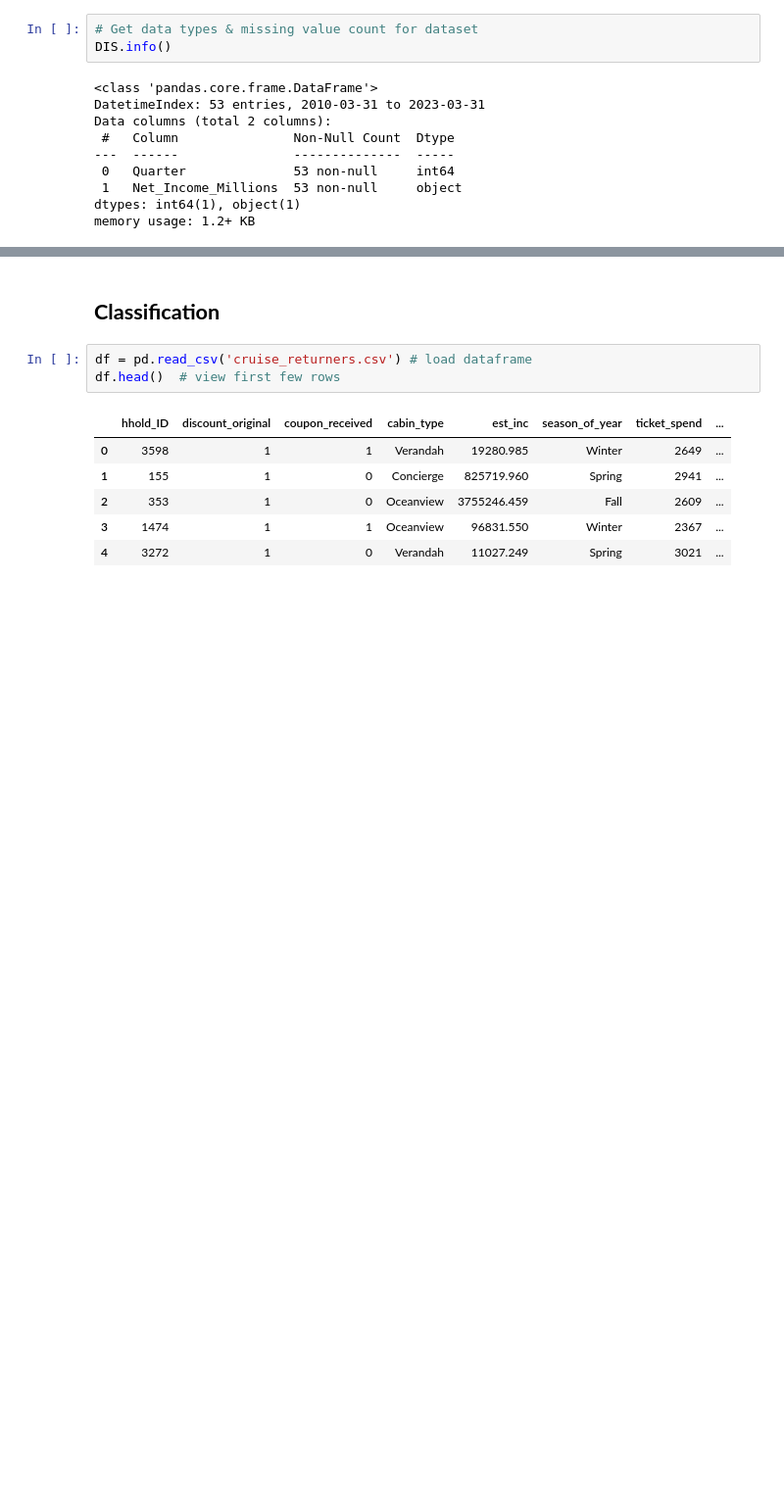
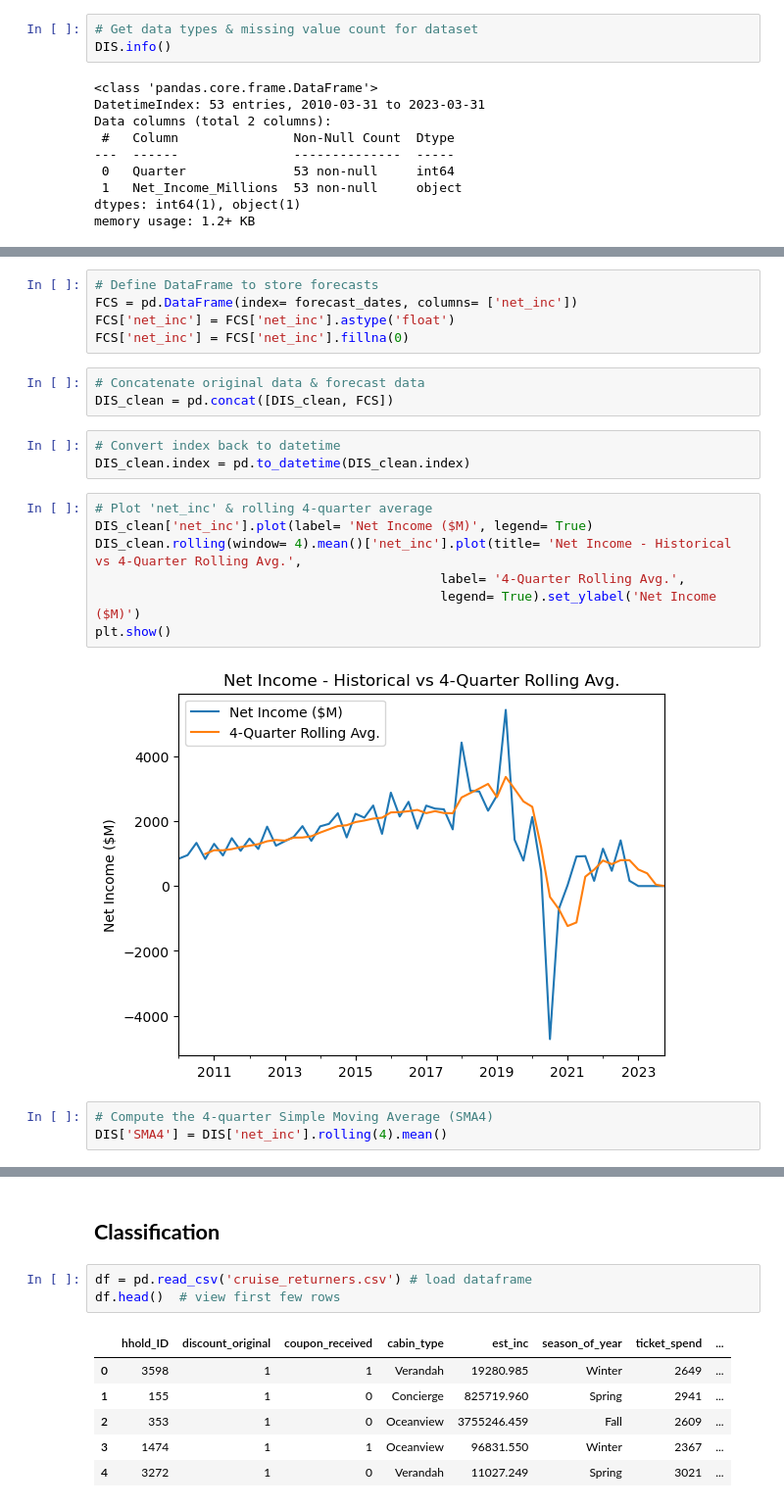
Before and after one commit to cool-t/Tara_DataPortfolio, a Jupyter notebook: Disney Marketing Analytics Study - Python + Tableau/Disney_Marketing_Analytics_Project.ipynb, the cells around one changed output, grey strips where cells are left out. Shown at 98% size. Saved outputs shown, nothing was run; the diff lists cells and outputs as text; blank space fills up the shorter version.

```diff
--- a/Disney Marketing Analytics Study - Python + Tableau/Disney_Marketing_Analytics_Project.ipynb
+++ b/Disney Marketing Analytics Study - Python + Tableau/Disney_Marketing_Analytics_Project.ipynb
@@ -972,0 +878,23 @@ DIS
+# %%
+# Define DataFrame to store forecasts
+FCS = pd.DataFrame(index= forecast_dates, columns= ['net_inc'])
+FCS['net_inc'] = FCS['net_inc'].astype('float')
+FCS['net_inc'] = FCS['net_inc'].fillna(0)
+# %%
+# Concatenate original data & forecast data
+DIS_clean = pd.concat([DIS_clean, FCS])
+# %%
+# Convert index back to datetime
+DIS_clean.index = pd.to_datetime(DIS_clean.index)
+# %%
+# Plot 'net_inc' & rolling 4-quarter average
+DIS_clean['net_inc'].plot(label= 'Net Income ($M)', legend= True)
+DIS_clean.rolling(window= 4).mean()['net_inc'].plot(title= 'Net Income - Historical vs 4-Quarter Rolling Avg.',
+                                             label= '4-Quarter Rolling Avg.',
+                                             legend= True).set_ylabel('Net Income ($M)')
+plt.show()
+# %% [output]
+[figure, added]
+# %%
+# Compute the 4-quarter Simple Moving Average (SMA4)
+DIS['SMA4'] = DIS['net_inc'].rolling(4).mean()
```
Also changed, not shown: parts of 37 cells of this notebook.
